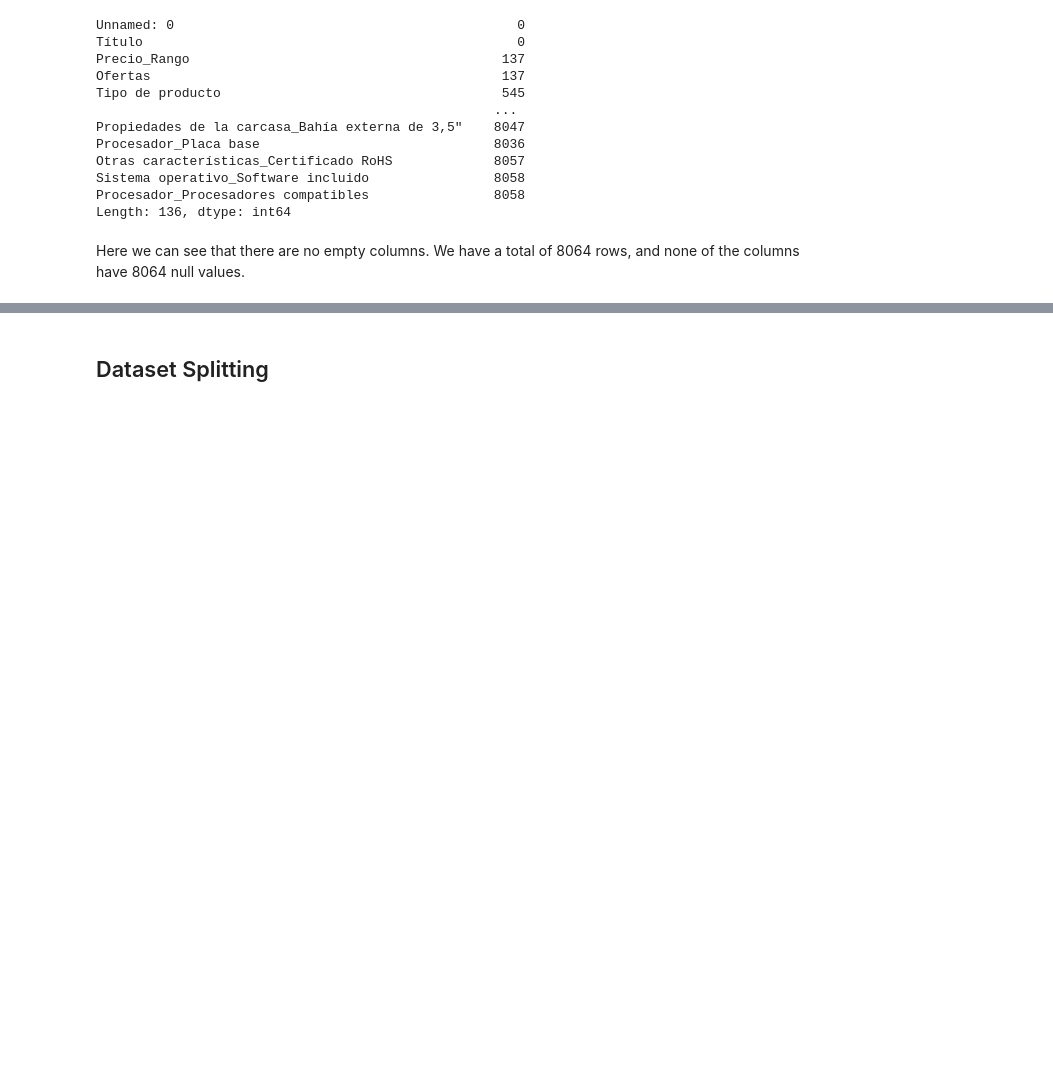
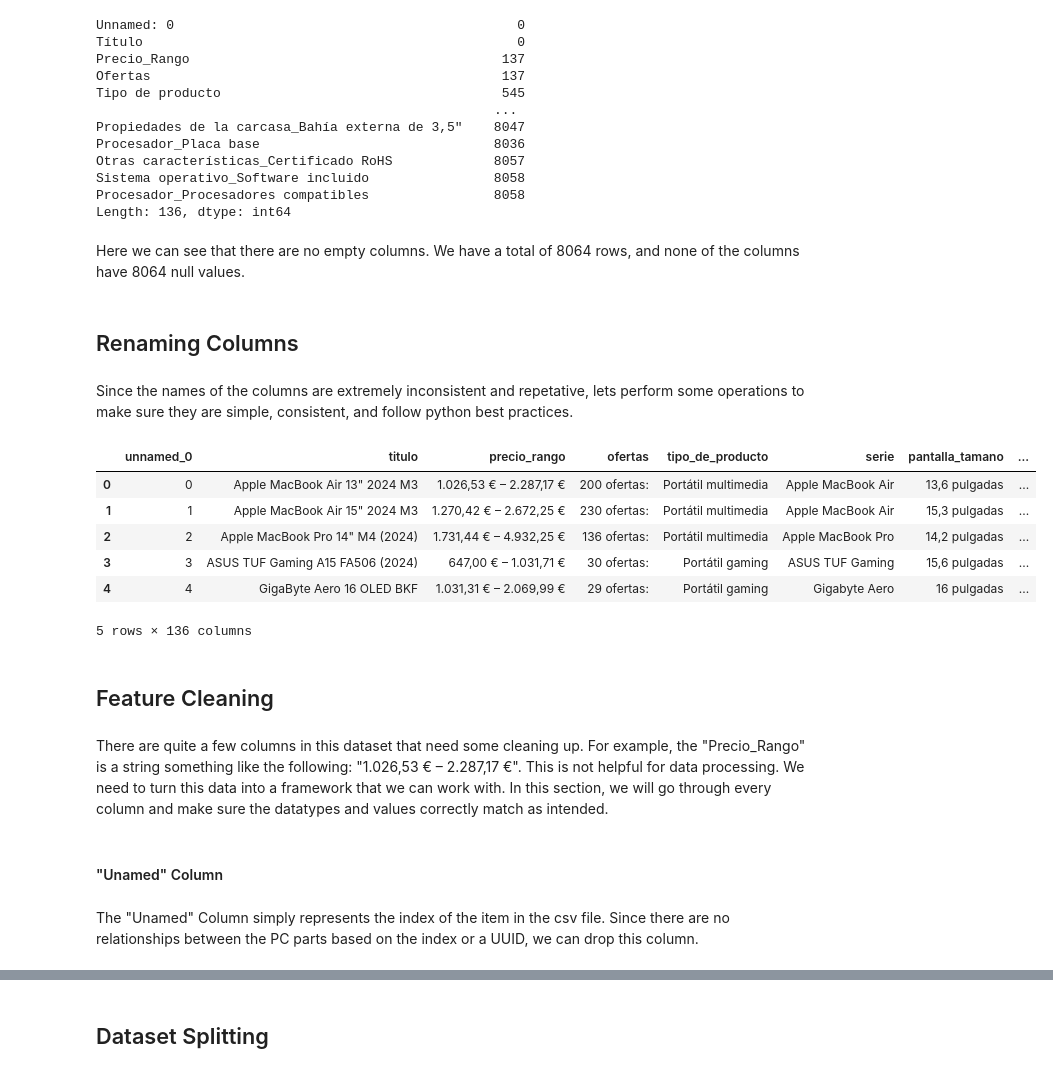
Before and after one commit to oholmess/PcPartPicker3000, a Jupyter notebook: assignment/EDA.ipynb, the cells around one changed output, grey strips where cells are left out. Drawn from its saved outputs; the diff is of its cells as text; code cells hidden in the pictures; blank space fills up the shorter version.

Commit message:
half way done with feature cleaning

```diff
--- a/assignment/EDA.ipynb
+++ b/assignment/EDA.ipynb
@@ -102,3 +104,59 @@ Procesador_Procesadores compatibles                8058
 Length: 136, dtype: int64
 # %% [markdown]
 Here we can see that there are no empty columns. We have a total of 8064 rows, and none of the columns have 8064 null values.
+# %% [markdown]
+## Renaming Columns
+# %% [markdown]
+Since the names of the columns are extremely inconsistent and repetative, lets perform some operations to make sure they are simple, consistent, and follow python best practices.
+# %%
+import re
+from unidecode import unidecode
+
+# common small words to drop after chopping off the repeated category
+STOP_WORDS = {'de', 'del', 'la', 'el', 'los', 'las', 'y', 'a', 'en', 'para', 'por', 'con'}
+
+def slugify(text: str) -> str:
+    text = unidecode(text.strip())
+    text = re.sub(r'[^0-9A-Za-z]+', '_', text)   # non-alnum → _
+    text = re.sub(r'_+', '_', text)               # collapse __ → _
+    return text.strip('_').lower()
+
+def clean_col(col: str) -> str:
+    col = col.strip()
+    if "_" not in col:
+        return slugify(col)
+    cat_raw, attr_raw = col.split("_", 1)
+    cat = slugify(cat_raw)
+    attr = slugify(attr_raw)
+
+    tokens = attr.split("_")
+    if cat in tokens:
+        # keep everything before the first appearance of the category
+        idx = tokens.index(cat)
+        tokens = tokens[:idx]
+        # drop little filler words
+        tokens = [t for t in tokens if t not in STOP_WORDS]
+        attr = "_".join(tokens)
+
+    return f"{cat}_{attr}" if attr else cat
+
+# Apply toDataFrame:
+df.columns = [clean_col(c) for c in df.columns]
+
+df.head()
+# %% [output]
+|  | unnamed_0 | titulo | precio_rango | ofertas | tipo_de_producto | serie | pantalla_tamano | ... |
+| 0 | 0 | Apple MacBook Air 13" 2024 M3 | 1.026,53 € – 2.287,17 € | 200 ofertas: | Portátil multimedia | Apple MacBook Air | 13,6 pulgadas | ... |
+| 1 | 1 | Apple MacBook Air 15" 2024 M3 | 1.270,42 € – 2.672,25 € | 230 ofertas: | Portátil multimedia | Apple MacBook Air | 15,3 pulgadas | ... |
+| 2 | 2 | Apple MacBook Pro 14" M4 (2024) | 1.731,44 € – 4.932,25 € | 136 ofertas: | Portátil multimedia | Apple MacBook Pro | 14,2 pulgadas | ... |
+| 3 | 3 | ASUS TUF Gaming A15 FA506 (2024) | 647,00 € – 1.031,71 € | 30 ofertas: | Portátil gaming | ASUS TUF Gaming | 15,6 pulgadas | ... |
+| 4 | 4 | GigaByte Aero 16 OLED BKF | 1.031,31 € – 2.069,99 € | 29 ofertas: | Portátil gaming | Gigabyte Aero | 16 pulgadas | ... |
+5 rows × 136 columns
+# %% [markdown]
+## Feature Cleaning
+# %% [markdown]
+There are quite a few columns in this dataset that need some cleaning up. For example, the "Precio_Rango" is a string something like the following: "1.026,53 € – 2.287,17 €". This is not helpful for data processing. We need to turn this data into a framework that we can work with. In this section, we will go through every column and make sure the datatypes and values correctly match as intended.
+# %% [markdown]
+#### "Unamed" Column
+# %% [markdown]
+The "Unamed" Column simply represents the index of the item in the csv file. Since there are no relationships between the PC parts based on the index or a UUID, we can drop this column.
```
Also changed, not shown: parts of 41 cells of this notebook, 23 other files.
